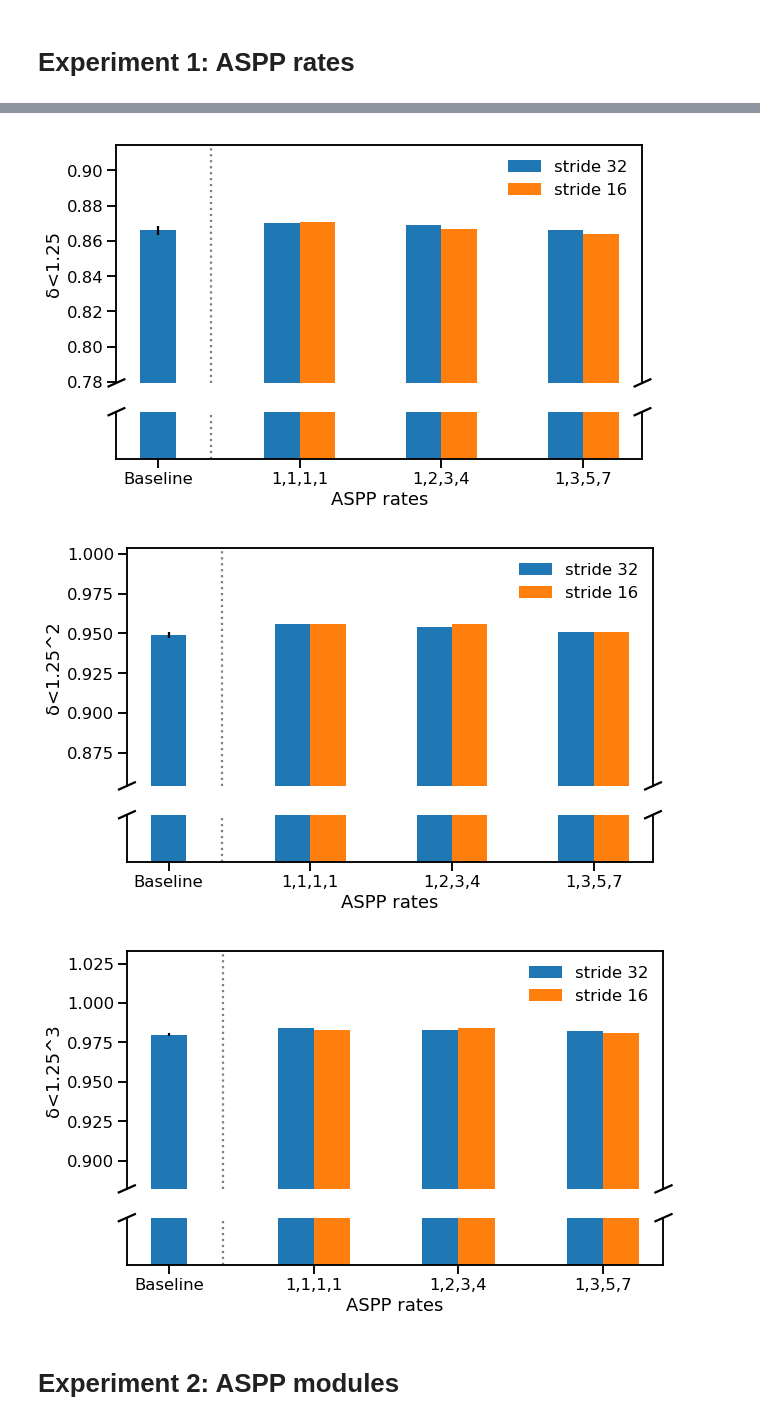
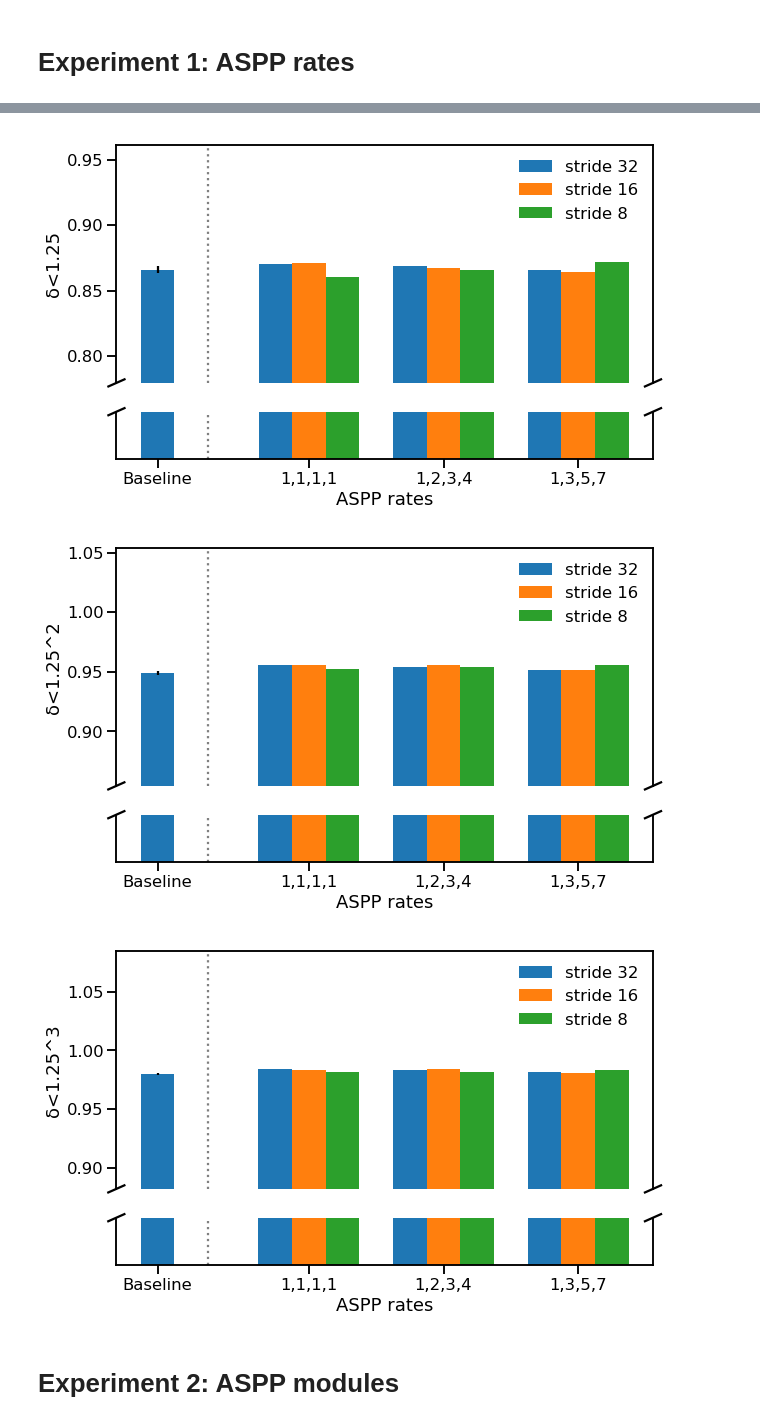
Before and after one commit to braun-steven/atrous-monodepth, a Jupyter notebook: notebooks/Results.ipynb, the cells around one changed output, grey strips where cells are left out. Cells and saved outputs as stored; diff of their text form; code cells hidden in the pictures.

Commit message:
Results with output-stride 8

```diff
--- a/notebooks/Results.ipynb
+++ b/notebooks/Results.ipynb
@@ -35,7 +35,7 @@ data = [["Baseline", 32, 0.1048, 1.0353, 5.458, 0.191, 0.866, 0.949, 0.98],  # l
         ["1,3,5,7", 16, 0.1058, 0.9803, 5.372, 0.192, 0.864, 0.951, 0.981],  # line 79
         ["1,1,1,1", 8, 0.1058, 1.0019, 5.420, 0.192, 0.860, 0.952, 0.982],   # line 98
         ["1,2,3,4", 8, 0.1038, 0.9739, 5.378, 0.190, 0.866, 0.954, 0.982],   # line 99
-        ["1,3,5,7", 8, 0.1038, 0.9739, 5.378, 0.190, 0.866, 0.954, 0.982]]   # TODO: replace by real data
+        ["1,3,5,7", 8, 0.1023,     0.9888,      5.346,      0.187,      0.872,      0.956,      0.983]]
 
 baseline_stds = dict(zip(["Abs.Rel.", "Sq.Rel.", "RMSE", "RMSE log", "δ<1.25", "δ<1.25^2", "δ<1.25^3"],[0.000896, 0.027740, 0.052229, 0.001508, 0.002517, 0.001765, 0.000778]))
 df = pd.DataFrame(columns=columns, data=data)
@@ -104,21 +104,21 @@ def broken_barplot_multistride(df, key, baseline_stds, ratio=5, ylabel="", figsi
     # ax is the actual top ax we are plotting on
     bar = ax.bar(r1, df[df["Output-stride"] == 32][key], yerr=[baseline_stds[key], 0, 0, 0], width=width, label="stride 32")
     ax.bar(r2, df[df["Output-stride"] == 16][key], width=width, label="stride 16")
-    #ax.bar(r3, df[df["Output-stride"] == 8][key], width=width, label="stride 8")
+    ax.bar(r3, df[df["Output-stride"] == 8][key], width=width, label="stride 8")
     ax.axvline(x=0.5, color='gray', linestyle=':')
     # ax2 is the bottom ax, just for showing that we break the y axis
     bar = ax2.bar(r1, df[df["Output-stride"] == 32][key], width=width, label="stride 32")
     ax2.bar(r2, df[df["Output-stride"] == 16][key], width=width, label="stride 16")
-    #ax2.bar(r3, df[df["Output-stride"] == 8][key], width=width, label="stride 8")
+    ax2.bar(r3, df[df["Output-stride"] == 8][key], width=width, label="stride 8")
     ax2.axvline(x=0.5, color='gray', linestyle=':')
 
-    #plt.xticks([r1[0]]+r2, df[df["Output-stride"] == 32]["Model"])
-    plt.xticks([r1[0]]+[r+width/2 for r in r1[1:]], df[df["Output-stride"] == 32]["Model"])
+    plt.xticks([r1[0]]+r2, df[df["Output-stride"] == 32]["Model"])
+    #plt.xticks([r1[0]]+[r+width/2 for r in r1[1:]], df[df["Output-stride"] == 32]["Model"])
 
-    ax.legend(frameon=False)
+    ax.legend(frameon=False, loc="upper right")
 
     ylim = ax.get_ylim()
-    ylim = 0.9 * min([patch.get_height() for patch in bar.patches]), ylim[1]
+    ylim = 0.9 * min([patch.get_height() for patch in bar.patches]), ylim[1] * 1.05
     # zoom-in / limit the view to different portions of the data
     ax.set_ylim(ylim)  # most of the data
     ax2.set_ylim(0, 0.003)  # just the bottom to indicate break in y axis
@@ -166,6 +166,6 @@ for error in ["Abs.Rel.", "Sq.Rel.", "RMSE", "RMSE log", "δ<1.25", "δ<1.25^2",
-[figure, old version]
+[figure, new version]
-[figure, old version]
+[figure, new version]
-[figure, old version]
+[figure, new version]
 # %% [markdown]
 # Experiment 2: ASPP modules
 # %%
```
Also changed, not shown: parts of 3 cells of this notebook.
